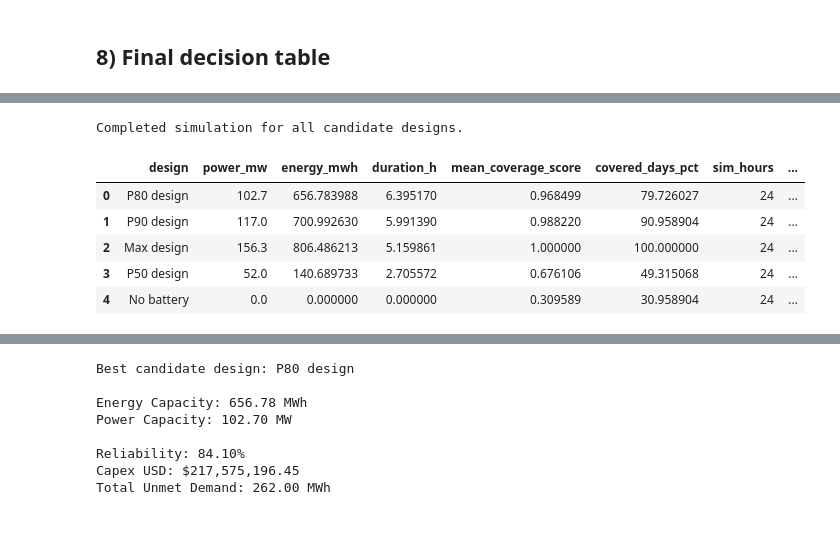
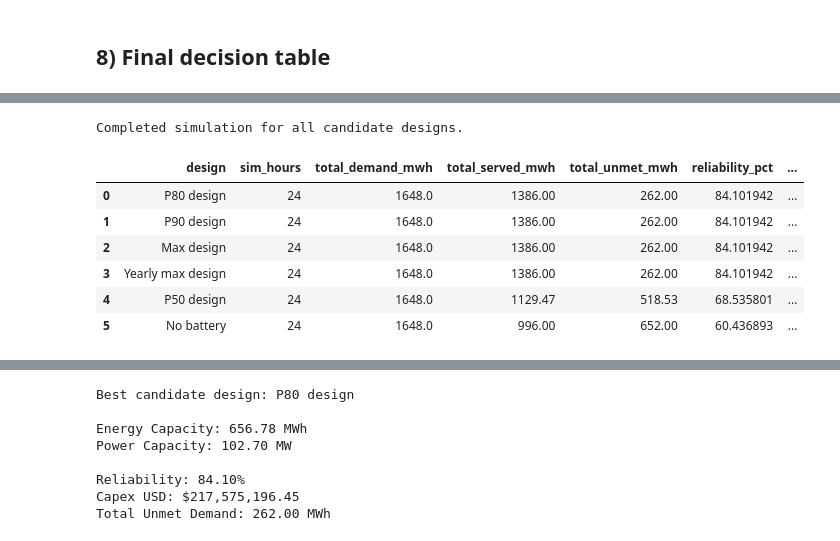
Before and after one commit to andreabragantini/optimal-battery-sizing, a Jupyter notebook: notebooks/03_candidate_design_screening.ipynb, the cells around one changed output, grey strips where cells are left out. Saved outputs shown, nothing was run; the diff lists cells and outputs as text; code cells hidden in the pictures.

```diff
--- a/notebooks/03_candidate_design_screening.ipynb
+++ b/notebooks/03_candidate_design_screening.ipynb
@@ -90,4 +73,10 @@ if str(repo_root) not in sys.path:
     sys.path.insert(0, str(repo_root))
 
 print(f"Using repo root: {repo_root}")
+
+# create directory for results if it doesn't exist
+results_dir = repo_root / "results"
+results_dir.mkdir(exist_ok=True)
+output_dir = results_dir / "03_candidate_design_screening"
+output_dir.mkdir(exist_ok=True)
 # %% [output]
@@ -101,12 +90,12 @@ Important cleanup:
 - Some runs show `-0.0` capacities. These are treated as `0.0` for clear interpretation.
 # %%
 # import csv of daily sizing results from the timeseries optimization (notebook 02)
-daily_results_path = repo_root / "results" / "batch_daily_sizing_results.csv"
-results_df = pd.read_csv(daily_results_path)
+daily_results_path = repo_root / "results" / "02_optimization_results" / "batch_daily_sizing_results.csv"
+results_daily_df = pd.read_csv(daily_results_path)
 
 
-print(f"Loaded {len(results_df)} daily optimization results.")
-display(results_df.head())
+print(f"Loaded {len(results_daily_df)} daily optimization results.")
+display(results_daily_df.head())
 # %% [output]
 Loaded 365 daily optimization results.
 |  | run_index | day_index | day_label | battery_power_capacity_mw | battery_energy_capacity_mwh | duration_hours | ... |
@@ -174,6 +161,6 @@ P50, P80, and P90 are statistical terms that refer to percentiles in a dataset.
 # %%
-power_series = results_df["battery_power_capacity_mw"]
-energy_series = results_df["battery_energy_capacity_mwh"]
+power_series = results_daily_df["battery_power_capacity_mw"]
+energy_series = results_daily_df["battery_energy_capacity_mwh"]
 
 candidates_df = pd.DataFrame([
     {"design": "No battery", "power_mw": 0.0, "energy_mwh": 0.0},
@@ -181,6 +168,7 @@ candidates_df = pd.DataFrame([
     {"design": "P80 design", "power_mw": power_series.quantile(0.80), "energy_mwh": energy_series.quantile(0.80)},
     {"design": "P90 design", "power_mw": power_series.quantile(0.90), "energy_mwh": energy_series.quantile(0.90)},
     {"design": "Max design", "power_mw": power_series.max(), "energy_mwh": energy_series.max()},
+    {"design": "Yearly max design", "power_mw": 344.0, "energy_mwh": 2750.0}        # found from the yearly optimization results in notebook 02
 ])
 
 # add duration column (in hours) for each candidate design
@@ -421,41 +355,42 @@ Completed 5/5 candidates in 0.0s | latest: Max design
 # %%
 kpi_cols = [
-    "sim_hours",
     "total_demand_mwh",
     "total_served_mwh",
     "total_unmet_mwh",
     "reliability_pct",
     "hours_with_unmet",
     "hours_with_unmet_pct",
     "capex_usd",
     "unmet_penalty_cost_usd",
     "total_cost_usd",
-    "final_soc_mwh",
     "max_soc_mwh",
     "max_hourly_unmet_mw",
-    "solve_seconds",
 ]
 
-# Avoid duplicated columns when re-running the cell
-screen_df = screen_df.drop(columns=kpi_cols, errors="ignore")
+screen_df = simulation_summary_df.sort_values(
+    ["reliability_pct", "total_cost_usd", "total_unmet_mwh"],
+    ascending=[False, True, True],
+).reset_index(drop=True)
+
+# add candidate design information to the summary dataframe
 screen_df = screen_df.merge(
-    simulation_summary_df[["design", *kpi_cols]],
+    candidates_df[["design", "power_mw", "energy_mwh", "duration_h"]],
     on="design",
     how="left",
 )
 
-screen_df = screen_df.sort_values(
-    ["reliability_pct", "total_cost_usd", "total_unmet_mwh"],
-    ascending=[False, True, True],
-).reset_index(drop=True)
-
 print("Completed simulation for all candidate designs.")
 display(screen_df)
+
+# save the summary dataframe to a CSV file
+summary_csv_path = output_dir / "candidate_designs_summary.csv"
+screen_df.to_csv(summary_csv_path, index=False)
 # %% [output]
 Completed simulation for all candidate designs.
-|  | design | power_mw | energy_mwh | duration_h | mean_coverage_score | covered_days_pct | sim_hours | ... |
-| 0 | P80 design | 102.7 | 656.783988 | 6.395170 | 0.968499 | 79.726027 | 24 | ... |
-| 1 | P90 design | 117.0 | 700.992630 | 5.991390 | 0.988220 | 90.958904 | 24 | ... |
-| 2 | Max design | 156.3 | 806.486213 | 5.159861 | 1.000000 | 100.000000 | 24 | ... |
-| 3 | P50 design | 52.0 | 140.689733 | 2.705572 | 0.676106 | 49.315068 | 24 | ... |
-| 4 | No battery | 0.0 | 0.000000 | 0.000000 | 0.309589 | 30.958904 | 24 | ... |
+|  | design | sim_hours | total_demand_mwh | total_served_mwh | total_unmet_mwh | reliability_pct | ... |
+| 0 | P80 design | 24 | 1648.0 | 1386.00 | 262.00 | 84.101942 | ... |
+| 1 | P90 design | 24 | 1648.0 | 1386.00 | 262.00 | 84.101942 | ... |
+| 2 | Max design | 24 | 1648.0 | 1386.00 | 262.00 | 84.101942 | ... |
+| 3 | Yearly max design | 24 | 1648.0 | 1386.00 | 262.00 | 84.101942 | ... |
+| 4 | P50 design | 24 | 1648.0 | 1129.47 | 518.53 | 68.535801 | ... |
+| 5 | No battery | 24 | 1648.0 | 996.00 | 652.00 | 60.436893 | ... |
```
Also changed, not shown: parts of 15 cells of this notebook, 2 other files.
